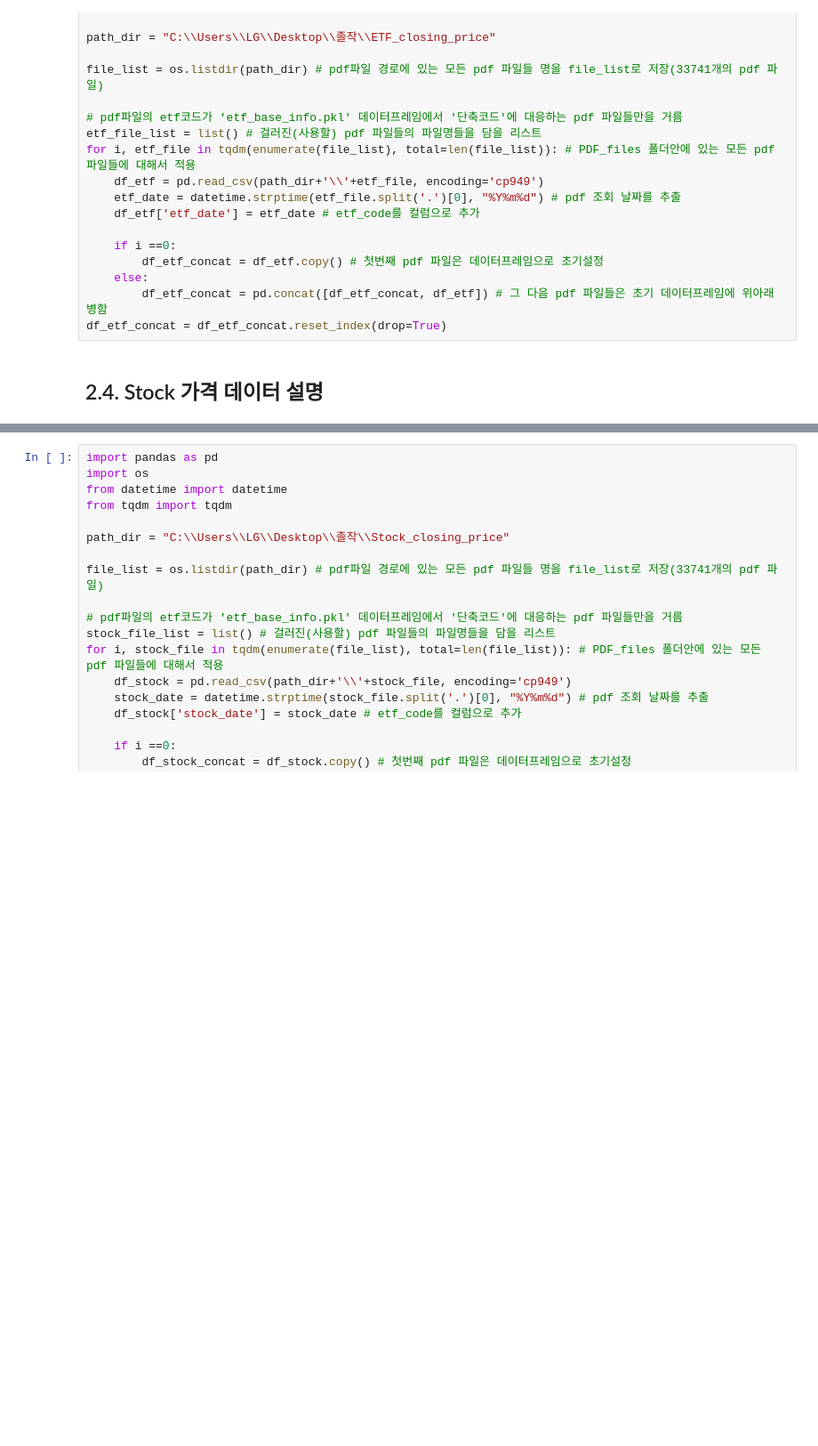
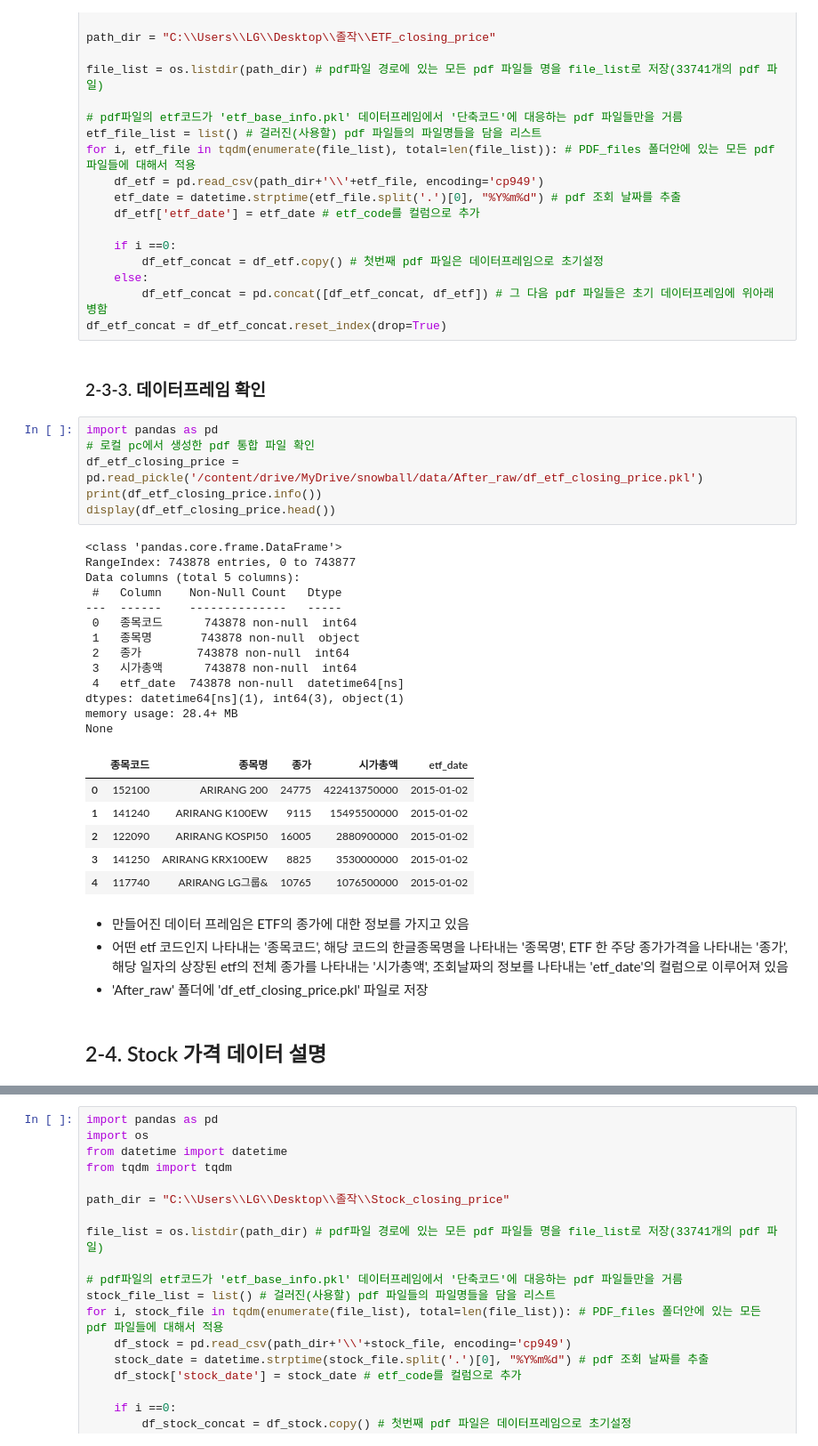
Before and after one commit to Ryong1998/snowball, a Jupyter notebook: 2_Data_Preparation.ipynb, the cells around one changed output, grey strips where cells are left out. Shown: that part at 89% size. Cells and saved outputs as stored; diff of their text form; blank space fills up the shorter version.

```diff
--- a/2_Data_Preparation.ipynb
+++ b/2_Data_Preparation.ipynb
@@ -735,6 +736,38 @@ for i, etf_file in tqdm(enumerate(file_list), total=len(file_list)): # PDF_files
     else:
         df_etf_concat = pd.concat([df_etf_concat, df_etf]) # 그 다음 pdf 파일들은 초기 데이터프레임에 위아래 병함
 df_etf_concat = df_etf_concat.reset_index(drop=True)
+# %% [markdown]
+### 2-3-3. 데이터프레임 확인
+# %%
+import pandas as pd
+# 로컬 pc에서 생성한 pdf 통합 파일 확인
+df_etf_closing_price = pd.read_pickle('/content/drive/MyDrive/snowball/data/After_raw/df_etf_closing_price.pkl')
+print(df_etf_closing_price.info())
+display(df_etf_closing_price.head())
+# %% [output]
+<class 'pandas.core.frame.DataFrame'>
+RangeIndex: 743878 entries, 0 to 743877
+Data columns (total 5 columns):
+ #   Column    Non-Null Count   Dtype
+---  ------    --------------   -----
+ 0   종목코드      743878 non-null  int64
+ 1   종목명       743878 non-null  object
+ 2   종가        743878 non-null  int64
+ 3   시가총액      743878 non-null  int64
+ 4   etf_date  743878 non-null  datetime64[ns]
+dtypes: datetime64[ns](1), int64(3), object(1)
+memory usage: 28.4+ MB
+None
+|  | 종목코드 | 종목명 | 종가 | 시가총액 | etf_date |
+| 0 | 152100 | ARIRANG 200 | 24775 | 422413750000 | 2015-01-02 |
+| 1 | 141240 | ARIRANG K100EW | 9115 | 15495500000 | 2015-01-02 |
+| 2 | 122090 | ARIRANG KOSPI50 | 16005 | 2880900000 | 2015-01-02 |
+| 3 | 141250 | ARIRANG KRX100EW | 8825 | 3530000000 | 2015-01-02 |
+| 4 | 117740 | ARIRANG LG그룹& | 10765 | 1076500000 | 2015-01-02 |
+# %% [markdown]
+- 만들어진 데이터 프레임은 ETF의 종가에 대한 정보를 가지고 있음
+- 어떤 etf 코드인지 나타내는 '종목코드', 해당 코드의 한글종목명을 나타내는 '종목명', ETF 한 주당 종가가격을 나타내는 '종가', 해당 일자의 상장된 etf의 전체 종가를 나타내는 '시가총액', 조회날짜의 정보를 나타내는 'etf_date'의 컬럼으로 이루어져 있음
+- 'After_raw' 폴더에 'df_etf_closing_price.pkl' 파일로 저장
 # %% [markdown]
-## 2.4. Stock 가격 데이터 설명
+## 2-4. Stock 가격 데이터 설명
 # %% [markdown]
```
Also changed, not shown: parts of 24 cells of this notebook.
